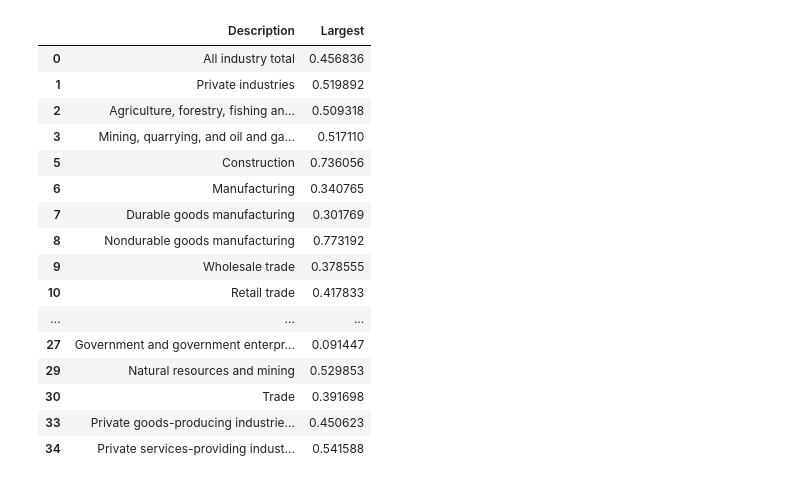
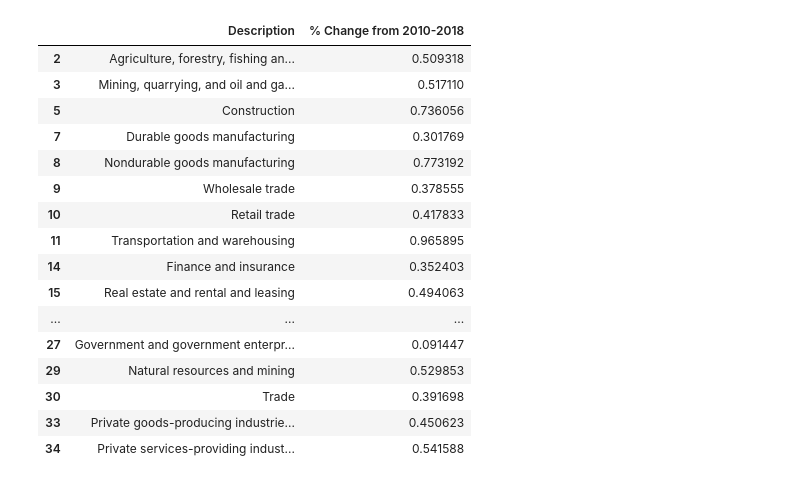
Before and after one commit to travis-tyler/AustinPopulationData, a Jupyter notebook: Rolando/Industries.ipynb, the cells around one changed output. Cells and saved outputs as stored; diff of their text form; code cells hidden in the pictures.

```diff
--- a/Rolando/Industries.ipynb
+++ b/Rolando/Industries.ipynb
@@ -36,0 +20,5 @@ austin
+# %%
+# Drop rows because many of them have errors and they make the data incorrect
+austin = austin_df.drop(austin_df.index[[0,1,6,13,18,19,20,23,28]])
+n = austin_df.columns.drop("Description")
+austin
@@ -38,10 +44,10 @@ austin
 # replacing (D) with 0
 austin[n] = austin[n].replace("(D)","0")
 # %%
-# Change the years instead of being objects for them to be floats so you can make changes
+# Change the year type instead of being objects to float so you can make changes
 austin[n] = austin[n].astype("float", errors="ignore")
 
 # add a new column to a dataframe for the % change
-austin["Largest"] = ""
+austin["% Change from 2010-2018"] = ""
 austin
 # %% [output]
@@ -65,6 +71,6 @@ austin
 # %%
 # get the % change of year 2010 and 2018 to see how much an industry has grown in 8 years
 diff = (austin["2018"] - austin["2010"])/austin["2010"]
-austin["Largest"] = diff
+austin["% Change from 2010-2018"] = diff
 austin
 # %% [output]
@@ -88,4 +94,4 @@ austin
 # %%
 # What industry grew the most from 2010 to 2018
-grow = austin[["Description","Largest"]]
+grow = austin[["Description","% Change from 2010-2018"]]
 grow = grow.dropna()
@@ -110,18 +98,19 @@ grow = grow.dropna()
 # %%
-grow = grow.loc[grow['Largest'] != -1.000000]
+# Make a datafame to organize data
+grow = grow.loc[grow['% Change from 2010-2018'] != -1.000000]
 grow
 # %% [output]
-|  | Description | Largest |
-| 0 | All industry total | 0.456836 |
-| 1 | Private industries | 0.519892 |
+|  | Description | % Change from 2010-2018 |
 | 2 | Agriculture, forestry, fishing an... | 0.509318 |
 | 3 | Mining, quarrying, and oil and ga... | 0.517110 |
 | 5 | Construction | 0.736056 |
-| 6 | Manufacturing | 0.340765 |
 | 7 | Durable goods manufacturing | 0.301769 |
 | 8 | Nondurable goods manufacturing | 0.773192 |
 | 9 | Wholesale trade | 0.378555 |
 | 10 | Retail trade | 0.417833 |
+| 11 | Transportation and warehousing | 0.965895 |
+| 14 | Finance and insurance | 0.352403 |
+| 15 | Real estate and rental and leasing | 0.494063 |
 | ... | ... | ... |
 | 27 | Government and government enterpr... | 0.091447 |
 | 29 | Natural resources and mining | 0.529853 |
```
Also changed, not shown: parts of 14 cells of this notebook, 2 other files.
